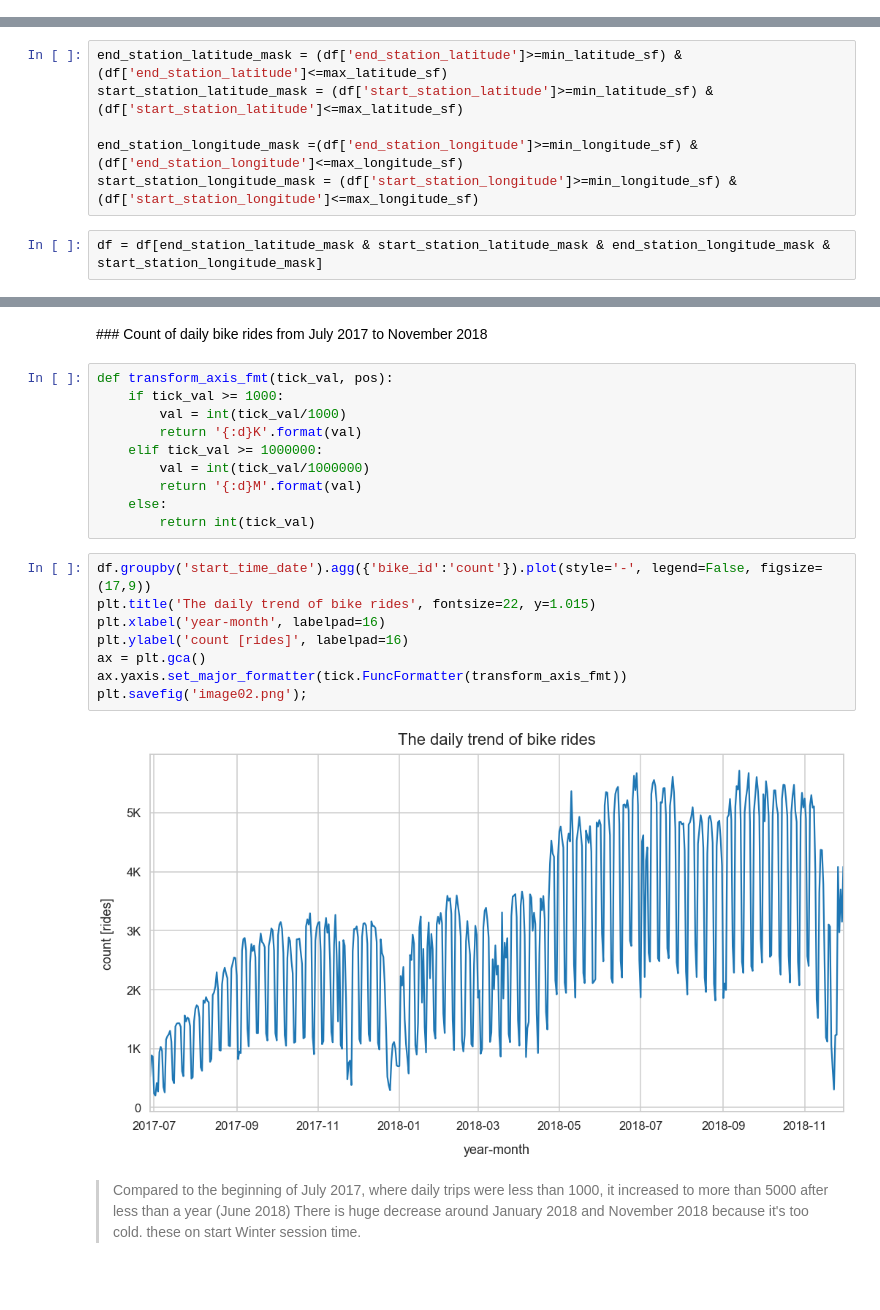
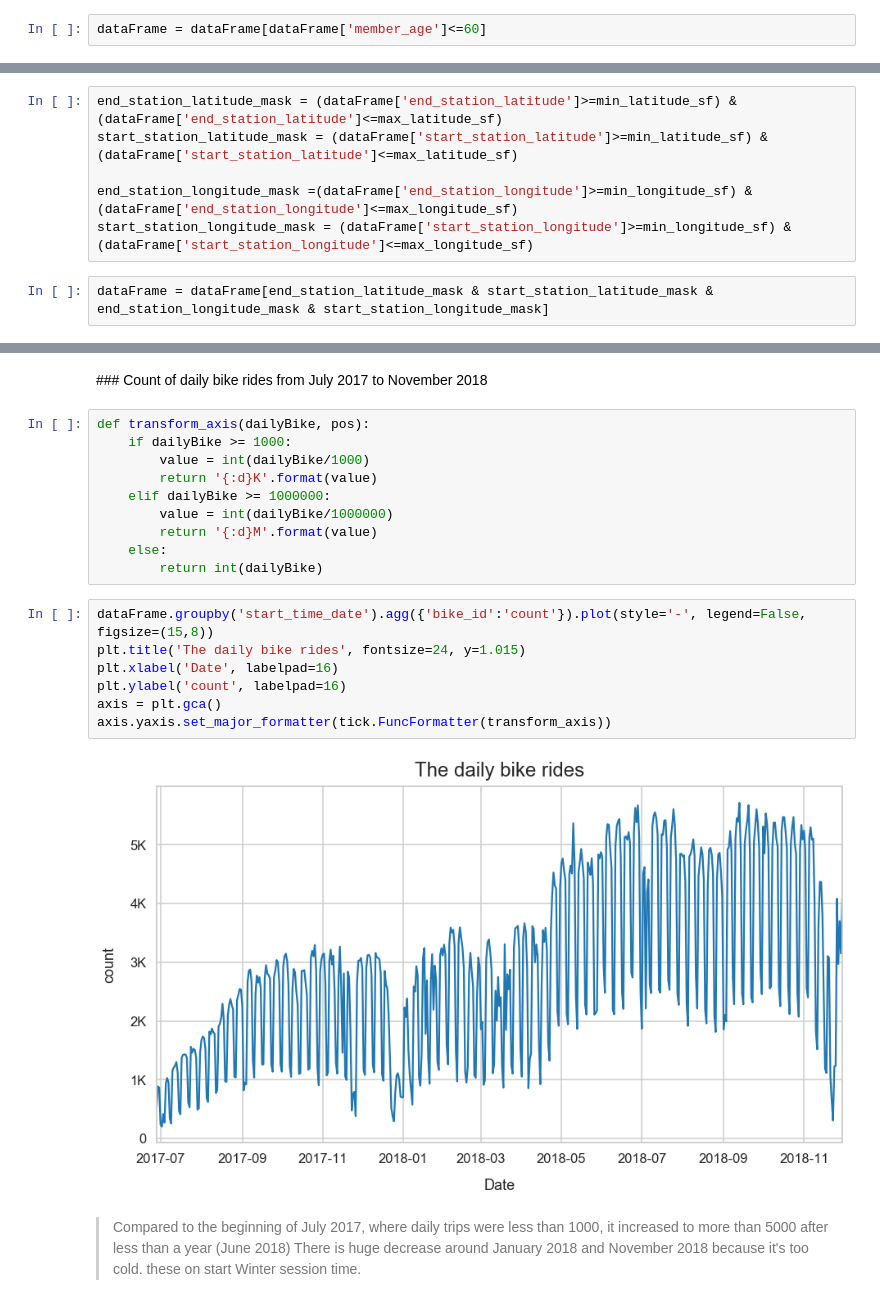
Before and after one commit to Abhijit99dey/Communicate-Data-Findings, a Jupyter notebook: exploration_template.ipynb, the cells around one changed output, grey strips where cells are left out. Cells and saved outputs as stored; diff of their text form; blank space fills up the shorter version.

```diff
--- a/exploration_template.ipynb
+++ b/exploration_template.ipynb
@@ -113 +90,3 @@ df = df[df['member_age']<=60]
+# %%
+dataFrame = dataFrame[dataFrame['member_age']<=60]
 # %%
@@ -127,11 +102,11 @@ min_longitude_sf = -122.5147
 max_latitude_sf = 37.8121
 min_latitude_sf = 37.7092
 # %%
-end_station_latitude_mask = (df['end_station_latitude']>=min_latitude_sf) & (df['end_station_latitude']<=max_latitude_sf)
-start_station_latitude_mask = (df['start_station_latitude']>=min_latitude_sf) & (df['start_station_latitude']<=max_latitude_sf)
+end_station_latitude_mask = (dataFrame['end_station_latitude']>=min_latitude_sf) & (dataFrame['end_station_latitude']<=max_latitude_sf)
+start_station_latitude_mask = (dataFrame['start_station_latitude']>=min_latitude_sf) & (dataFrame['start_station_latitude']<=max_latitude_sf)
 
-end_station_longitude_mask =(df['end_station_longitude']>=min_longitude_sf) & (df['end_station_longitude']<=max_longitude_sf)
-start_station_longitude_mask = (df['start_station_longitude']>=min_longitude_sf) & (df['start_station_longitude']<=max_longitude_sf)
+end_station_longitude_mask =(dataFrame['end_station_longitude']>=min_longitude_sf) & (dataFrame['end_station_longitude']<=max_longitude_sf)
+start_station_longitude_mask = (dataFrame['start_station_longitude']>=min_longitude_sf) & (dataFrame['start_station_longitude']<=max_longitude_sf)
 # %%
-df = df[end_station_latitude_mask & start_station_latitude_mask & end_station_longitude_mask & start_station_longitude_mask]
+dataFrame = dataFrame[end_station_latitude_mask & start_station_latitude_mask & end_station_longitude_mask & start_station_longitude_mask]
 # %%
@@ -277,25 +216,24 @@ As we see these two months in different years, the average increased 2.23 times
 # %% [markdown]
 ### Count of daily bike rides from July 2017 to November 2018
 # %%
-def transform_axis_fmt(tick_val, pos):
-    if tick_val >= 1000:
-        val = int(tick_val/1000)
-        return '{:d}K'.format(val)
-    elif tick_val >= 1000000:
-        val = int(tick_val/1000000)
-        return '{:d}M'.format(val)
+def transform_axis(dailyBike, pos):
+    if dailyBike >= 1000:
+        value = int(dailyBike/1000)
+        return '{:d}K'.format(value)
+    elif dailyBike >= 1000000:
+        value = int(dailyBike/1000000)
+        return '{:d}M'.format(value)
     else:
-        return int(tick_val)
+        return int(dailyBike)
 # %%
-df.groupby('start_time_date').agg({'bike_id':'count'}).plot(style='-', legend=False, figsize=(17,9))
-plt.title('The daily trend of bike rides', fontsize=22, y=1.015)
-plt.xlabel('year-month', labelpad=16)
-plt.ylabel('count [rides]', labelpad=16)
-ax = plt.gca()
-ax.yaxis.set_major_formatter(tick.FuncFormatter(transform_axis_fmt))
-plt.savefig('image02.png');
+dataFrame.groupby('start_time_date').agg({'bike_id':'count'}).plot(style='-', legend=False, figsize=(15,8))
+plt.title('The daily bike rides', fontsize=24, y=1.015)
+plt.xlabel('Date', labelpad=16)
+plt.ylabel('count', labelpad=16)
+axis = plt.gca()
+axis.yaxis.set_major_formatter(tick.FuncFormatter(transform_axis))
 # %% [output]
-[figure, old version]
+[figure, new version]
 # %% [markdown]
 > Compared to the beginning of July 2017, where daily trips were less than 1000, it increased to more than 5000 after less than a year (June 2018) There is huge decrease around January 2018 and November 2018 because it's too cold. these on start Winter session time.
 # %% [markdown]
```
Also changed, not shown: parts of 101 cells of this notebook, 4 other files.
